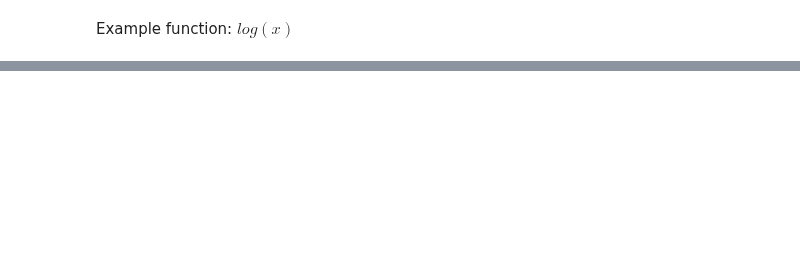
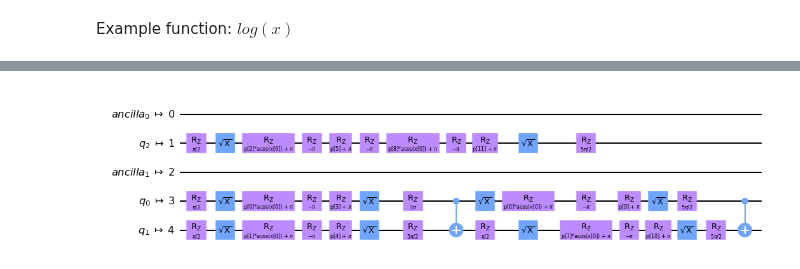
Before and after one commit to sQUlearn/squlearn, a Jupyter notebook: examples/qnn/regression_example.ipynb, the cells around one changed output, grey strips where cells are left out. Cells and saved outputs as stored; diff of their text form; code cells hidden in the pictures; blank space fills up the shorter version.

```diff
--- a/examples/qnn/regression_example.ipynb
+++ b/examples/qnn/regression_example.ipynb
@@ -109,0 +58,5 @@ plt.plot(x, np.abs(y - np.log(x)))
+# %%
+qnn.pqc.set_param(num_qubits=3)
+qnn.pqc.draw()
+# %% [output]
+[figure, added]
```
Also changed, not shown: parts of 15 cells of this notebook, 10 other files.
